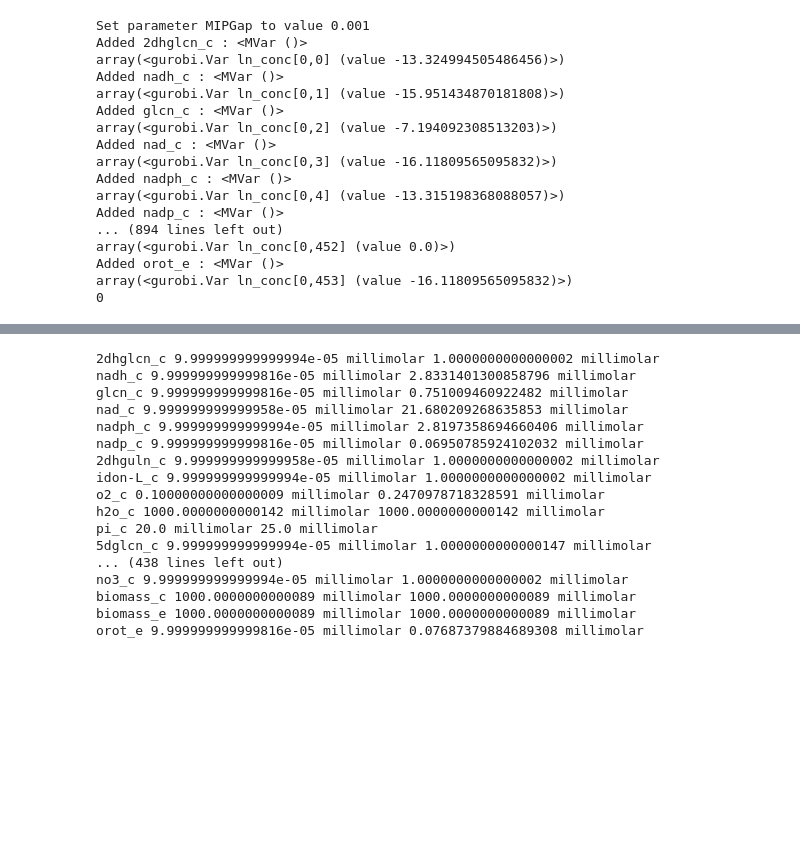
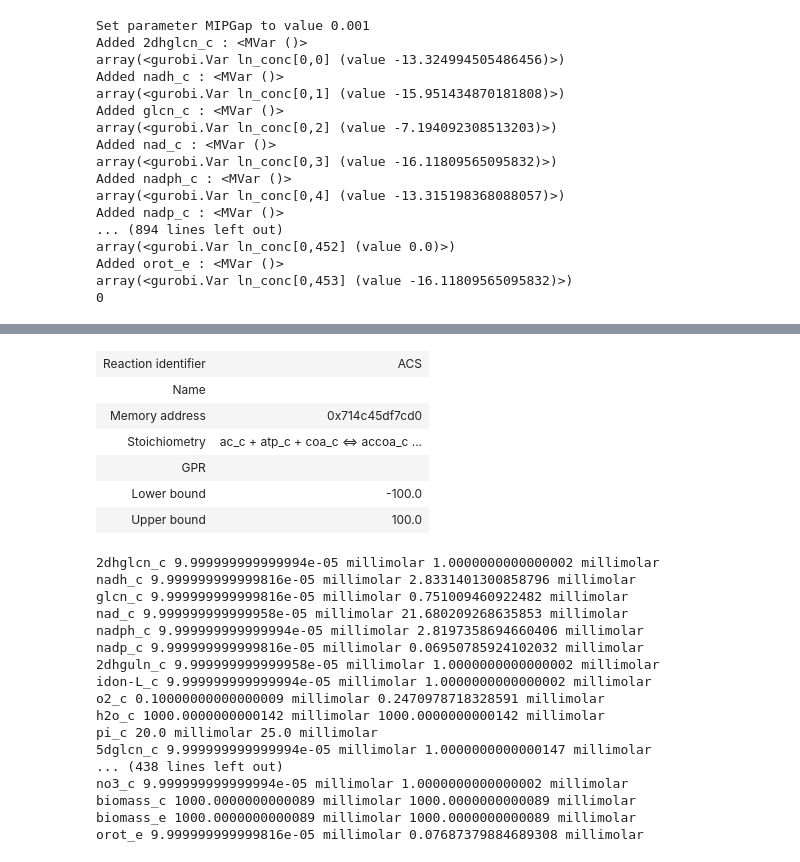
Before and after one commit to lasillje/MSC-Thermo, a Jupyter notebook: ecoli_flux_bounds/tfva_ecoli.ipynb, the cells around one changed output, grey strips where cells are left out. Drawn from its saved outputs; the diff is of its cells as text; code cells hidden in the pictures; blank space fills up the shorter version.

```diff
--- a/ecoli_flux_bounds/tfva_ecoli.ipynb
+++ b/ecoli_flux_bounds/tfva_ecoli.ipynb
@@ -1494,6 +1653,16 @@ Metabolite no3_c - Old: 0.0001 millimolar, 1.0 millimolar | New: (<Quantity(9.99
 Metabolite biomass_c - Old: 0.1 micromolar, 10 millimolar | New: (<Quantity(1000.0000000000089, 'millimolar')>, <Quantity(1000.0000000000089, 'millimolar')>)
 Metabolite biomass_e - Old: 0.1 micromolar, 10 millimolar | New: (<Quantity(1000.0000000000089, 'millimolar')>, <Quantity(1000.0000000000089, 'millimolar')>)
 Metabolite orot_e - Old: 1e-07 molar, 7.687379884689302e-05 molar | New: (<Quantity(9.999999999999816e-05, 'millimolar')>, <Quantity(0.07687379884689308, 'millimolar')>)
+# %%
+tmodel_glc.reactions.ACS
+# %% [output]
+| Reaction identifier | ACS |
+| Name |  |
+| Memory address | 0x714c45df7cd0 |
+| Stoichiometry | ac_c + atp_c + coa_c <=> accoa_c ... |
+| GPR |  |
+| Lower bound | -100.0 |
+| Upper bound | 100.0 |
 # %%
 for m in tmodel_glc.metabolites:
     print(m.id, m.lower_bound, m.upper_bound)
```
Also changed, not shown: parts of 5 cells of this notebook.
